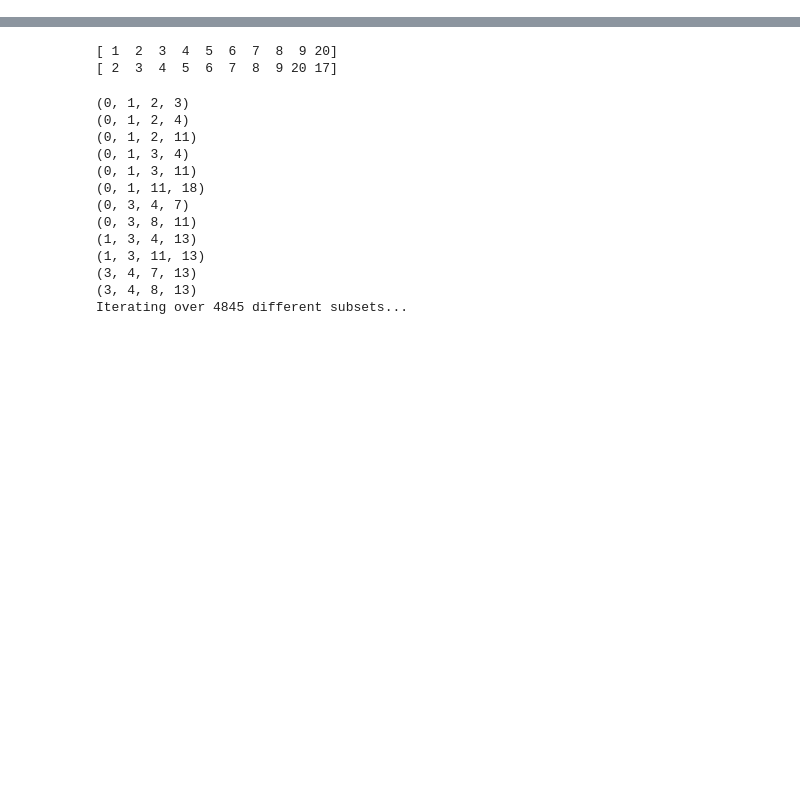
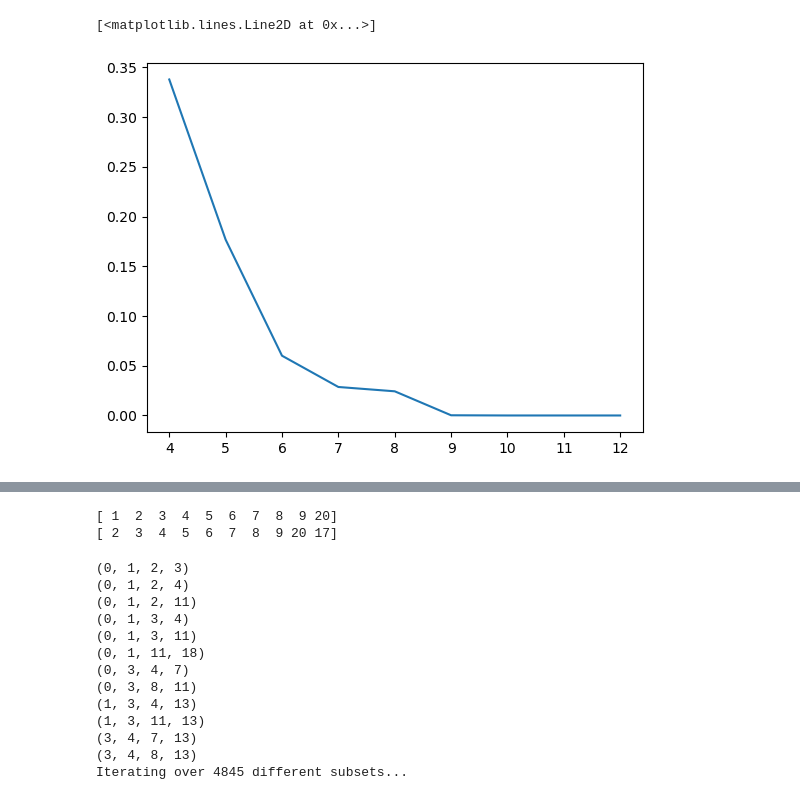
Before and after one commit to AnavSood/CSS, a Jupyter notebook: notebooks/Development Notebook.ipynb, the cells around one changed output, grey strips where cells are left out. Saved outputs shown, nothing was run; the diff lists cells and outputs as text; code cells hidden in the pictures; blank space fills up the shorter version.

```diff
--- a/notebooks/Development Notebook.ipynb
+++ b/notebooks/Development Notebook.ipynb
@@ -47,0 +11,26 @@ print(compute_test_stat(Sig, S20))
+# %%
+p = 20
+k = 5
+n=200
+B=500
+rho = 0.5
+#C_chol = scipy.linalg.block_diag(get_equicorrelated_chol(4, rho, diag=1),
+#                        get_equicorrelated_chol(4, rho, diag=1),
+#                        get_equicorrelated_chol(4, rho, diag=1),
+#                        get_equicorrelated_chol(4, rho, diag=1),
+#                        get_equicorrelated_chol(4, rho, diag=1))
+#C = C_chol @ C_chol.T
+
+C, C_chol = np.eye(k), np.eye(k)
+
+#W = get_block_W(p, k, num_blocks=4, block_size=8, overlap=4)
+
+np.random.seed(0)
+#W *= np.random.choice(np.array([-1, 1]), W.shape)
+W = np.random.normal(0, 1, (p-k, k))
+W = W/np.linalg.norm(W, axis=1)[:, np.newaxis]
+
+
+
+#D = np.concatenate([np.arange(1, 7) for i in range(5)] )
+D = np.ones(p-k)
@@ -47,0 +49,16 @@ print(compute_test_stat(Sig, S20))
+# %%
+q = 0.8
+Sigma_hats = generate_gaussian_PCSS_sample_cov(n, C_chol, W, D=D, B=B)
+quantiles = []
+search = []
+for i in tqdm_notebook(range(k, p + 1)):
+    dist = []
+    for b in  tqdm_notebook(range(B)):
+        S, reject = exhaustive_subset_factor_selection(Sigma_hats[i, :, :], i, cutoff=-np.inf, show_progress=False)
+        dist.append(compute_test_stat(Sigma_hats[i, :, :], S))
+    quantiles.append(np.quantile(dist, q))
+
+plt.plot(range(k, p+1), quantiles)
+# %% [output]
+[<matplotlib.lines.Line2D at 0x...>]
+[figure, added]
```
Also changed, not shown: parts of 17 cells of this notebook, 23 other files.
